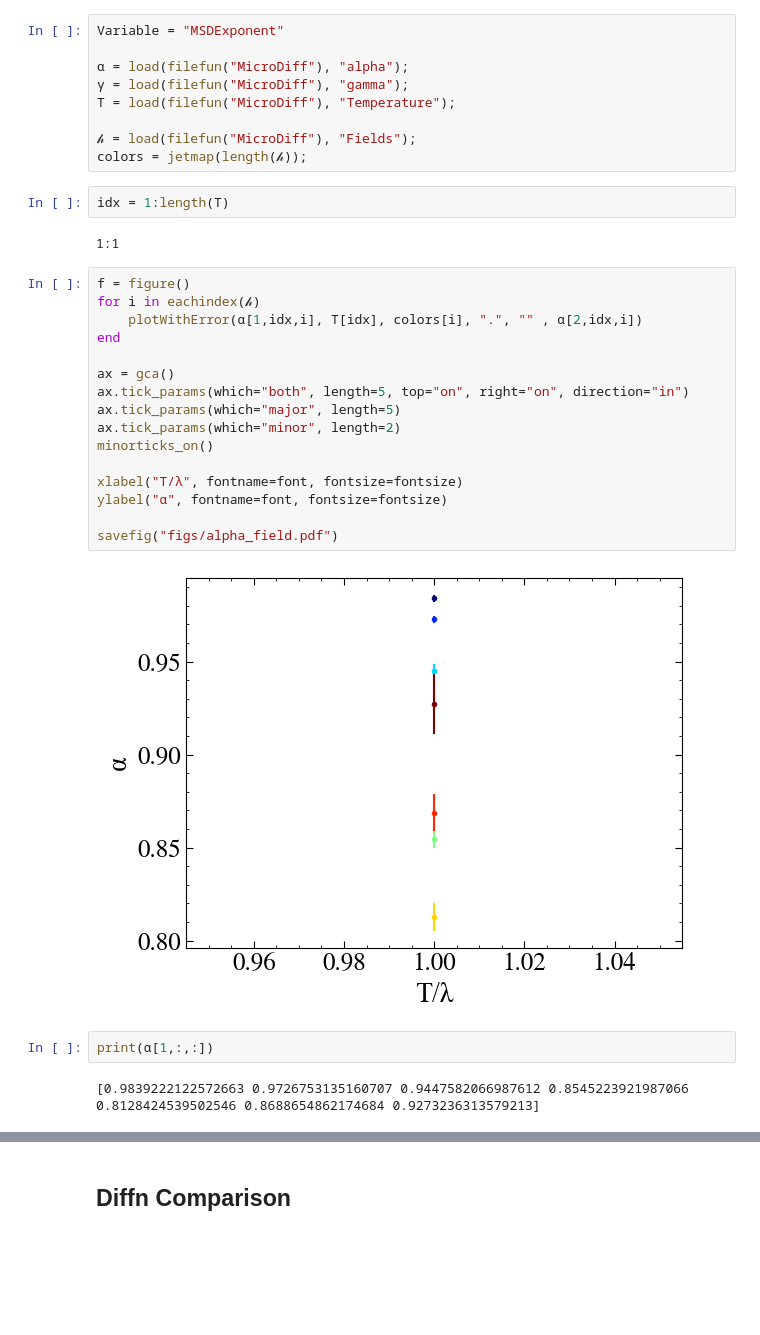
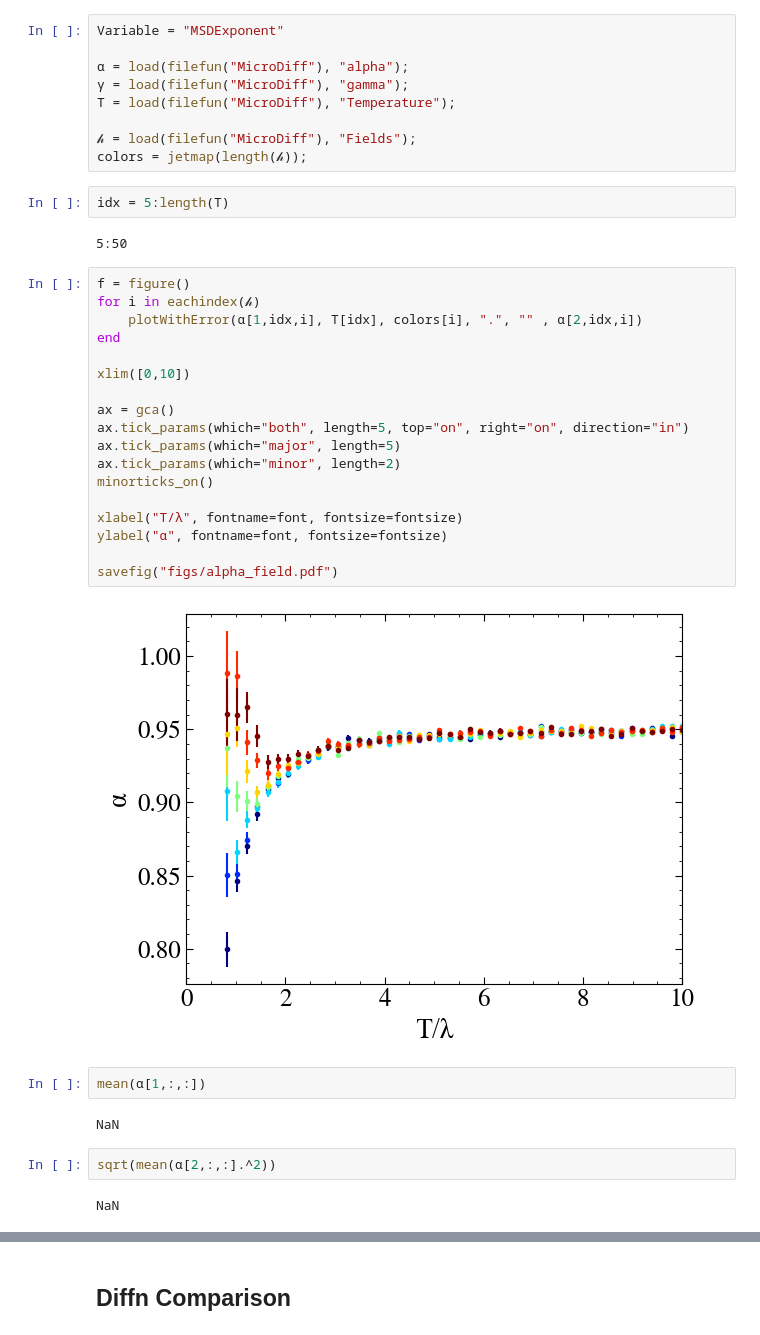
Before and after one commit to EmilySRichards/KineticMonteCarlo, a Jupyter notebook: PROJECT/figures.ipynb, the cells around one changed output, grey strips where cells are left out. Drawn from its saved outputs; the diff is of its cells as text; blank space fills up the shorter version.

```diff
--- a/PROJECT/figures.ipynb
+++ b/PROJECT/figures.ipynb
@@ -233,31 +234,37 @@ T = load(filefun("MicroDiff"), "Temperature");
 𝒽 = load(filefun("MicroDiff"), "Fields");
 colors = jetmap(length(𝒽));
 # %%
-idx = 1:length(T)
+idx = 5:length(T)
 # %% [output]
-1:1
+5:50
 # %%
 f = figure()
 for i in eachindex(𝒽)
     plotWithError(α[1,idx,i], T[idx], colors[i], ".", "" , α[2,idx,i])
 end
+
+xlim([0,10])
 
 ax = gca()
 ax.tick_params(which="both", length=5, top="on", right="on", direction="in")
 ax.tick_params(which="major", length=5)
 ax.tick_params(which="minor", length=2)
 minorticks_on()
 
 xlabel("T/λ", fontname=font, fontsize=fontsize)
 ylabel("α", fontname=font, fontsize=fontsize)
 
 savefig("figs/alpha_field.pdf")
 # %% [output]
-[figure, old version]
+[figure, new version]
 # %%
-print(α[1,:,:])
+mean(α[1,:,:])
 # %% [output]
-[0.9839222122572663 0.9726753135160707 0.9447582066987612 0.8545223921987066 0.8128424539502546 0.8688654862174684 0.9273236313579213]
+NaN
+# %%
+sqrt(mean(α[2,:,:].^2))
+# %% [output]
+NaN
 # %%
 f = figure()
 for i in eachindex(𝒽)
```
Also changed, not shown: parts of 9 cells of this notebook, 9 other files.
